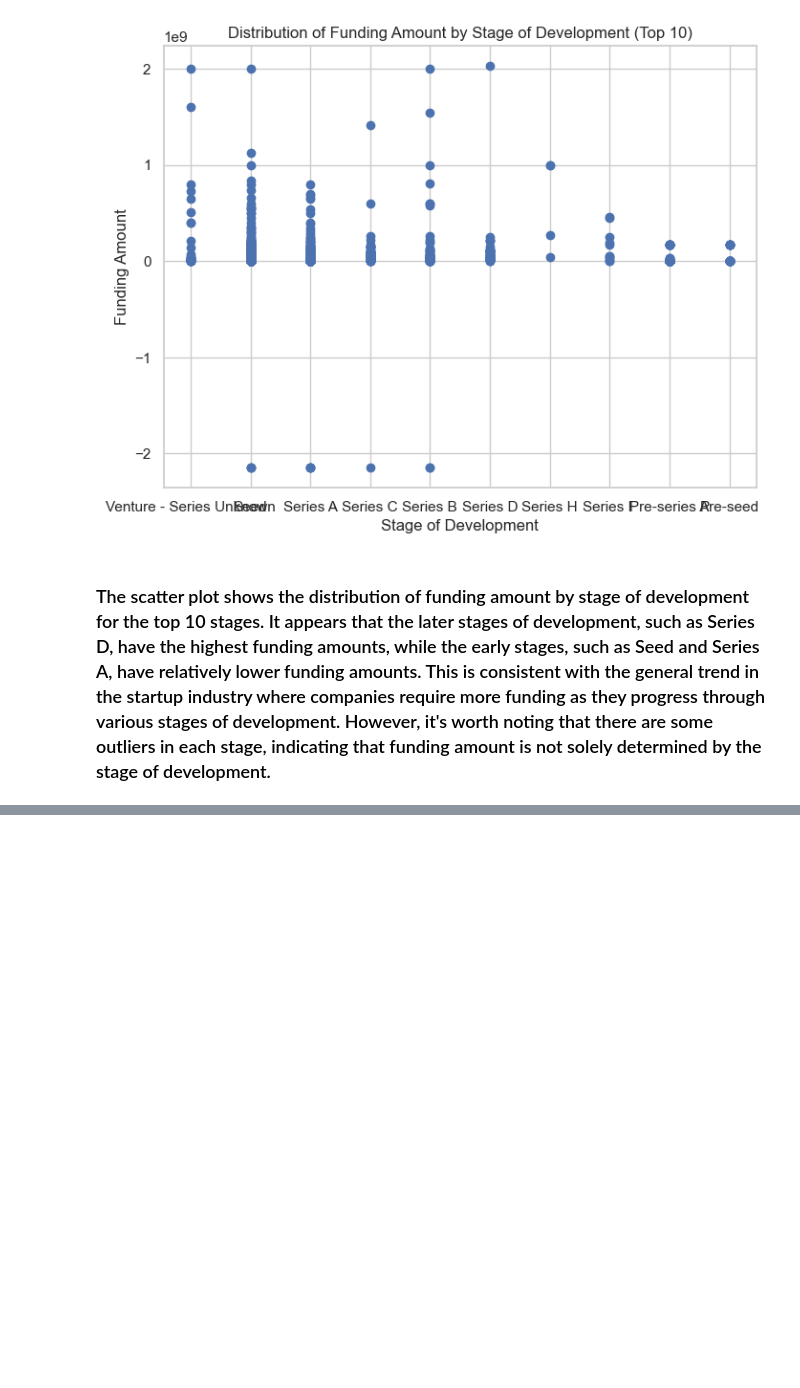
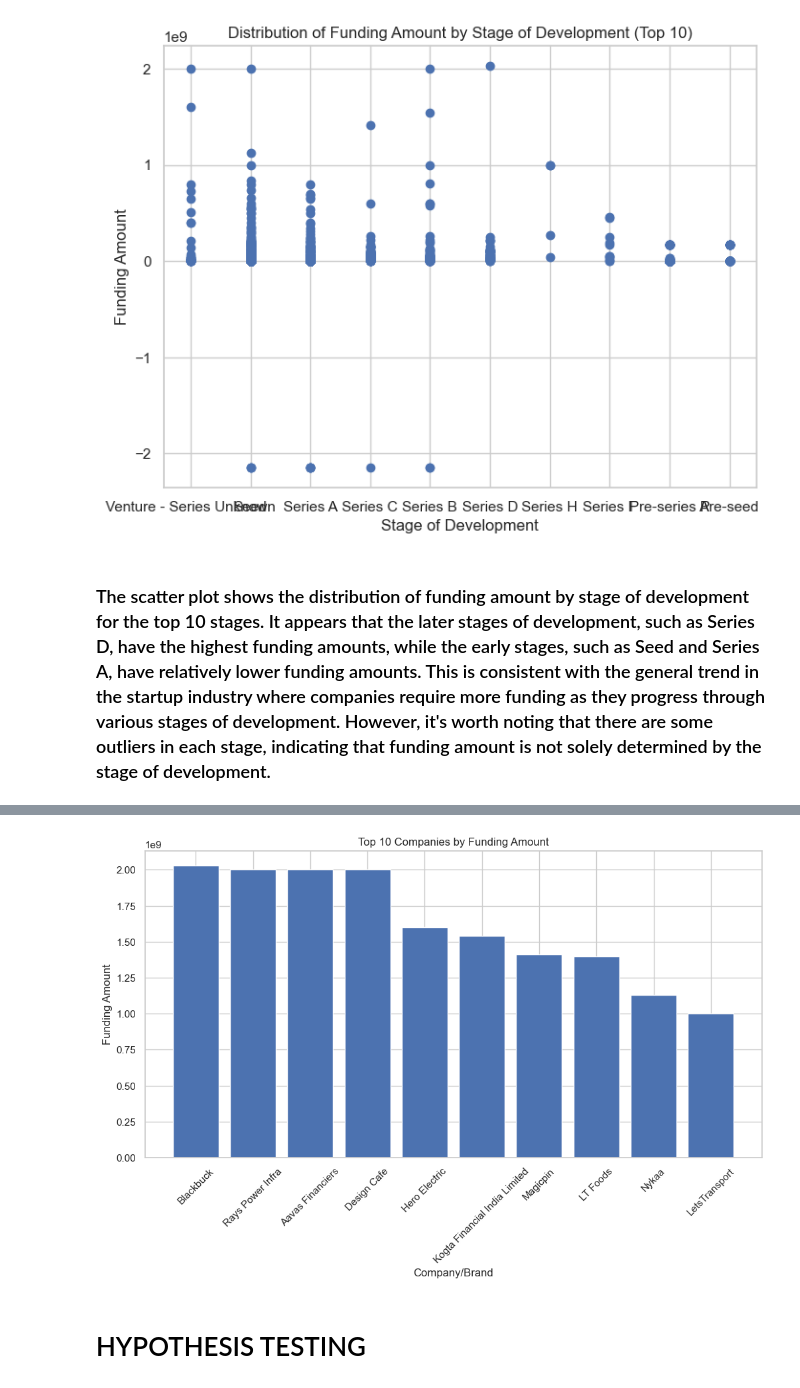
Before and after one commit to Israel-Anaba/Edinburgh-Indian-Start-up-Project, a Jupyter notebook: Answering questions and Hypothesis Testing.ipynb, the cells around one changed output, grey strips where cells are left out. Cells and saved outputs as stored; diff of their text form; code cells hidden in the pictures; blank space fills up the shorter version.

```diff
--- a/Answering questions and Hypothesis Testing.ipynb
+++ b/Answering questions and Hypothesis Testing.ipynb
@@ -101,0 +168,24 @@ plt.show()
+# %%
+import matplotlib.pyplot as plt
+
+# Rename the 'Amount($)' column to 'Amount'
+df = df.rename(columns={'Amount($)': 'Amount'})
+
+# Sort the DataFrame by funding amount in descending order
+sorted_df = df.sort_values('Amount', ascending=False)
+
+# Select the top 10 companies by funding amount
+top_10_companies = sorted_df.head(10)
+
+# Plot the top 10 companies
+plt.figure(figsize=(12, 6))
+plt.bar(top_10_companies['Company/Brand'], top_10_companies['Amount'])
+plt.xlabel('Company/Brand')
+plt.ylabel('Funding Amount')
+plt.title('Top 10 Companies by Funding Amount')
+plt.xticks(rotation=45)
+plt.show()
+# %% [output]
+[figure, added]
+# %% [markdown]
+# HYPOTHESIS TESTING
```
Also changed, not shown: parts of 12 cells of this notebook.
